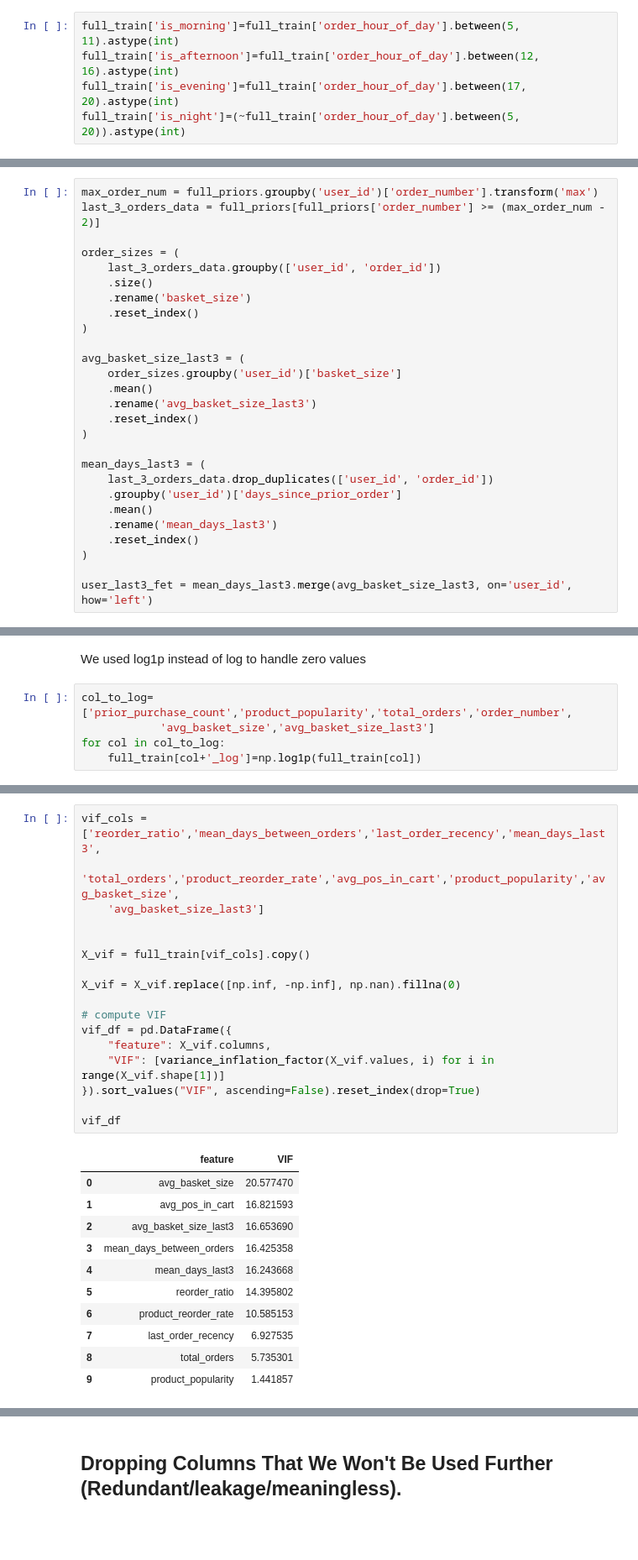
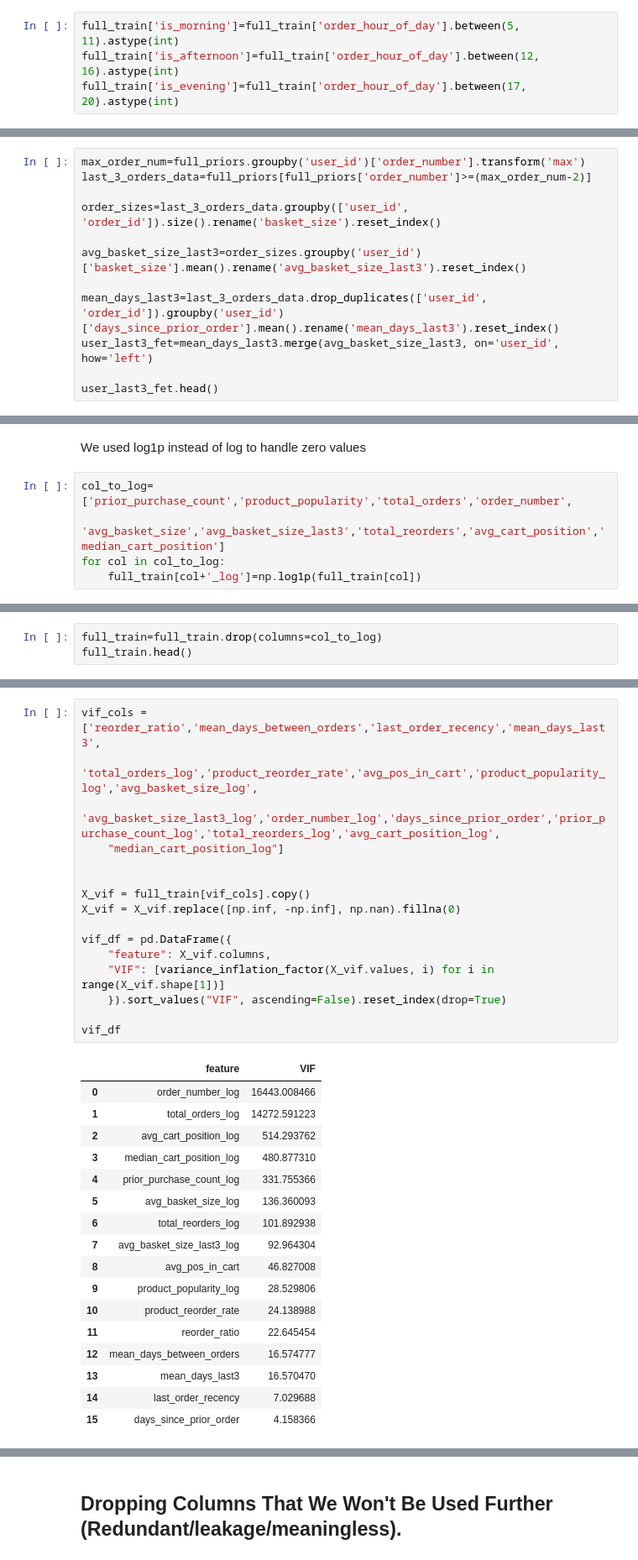
Before and after one commit to ab8d-DS/DSS230_Final_Project, a Jupyter notebook: notebooks/02_Feature_Engineering.ipynb, the cells around one changed output, grey strips where cells are left out. Shown at 84% size. Cells and saved outputs as stored; diff of their text form; blank space fills up the shorter version.

```diff
--- a/notebooks/02_Feature_Engineering.ipynb
+++ b/notebooks/02_Feature_Engineering.ipynb
@@ -82,34 +94,18 @@ user_product_fet.head()
 full_train['is_morning']=full_train['order_hour_of_day'].between(5, 11).astype(int)
 full_train['is_afternoon']=full_train['order_hour_of_day'].between(12, 16).astype(int)
 full_train['is_evening']=full_train['order_hour_of_day'].between(17, 20).astype(int)
-full_train['is_night']=(~full_train['order_hour_of_day'].between(5, 20)).astype(int)
 # %% [markdown]
 ## Aggregations Over Windows
 Average reorder rate over the user’s last 3 purchased products
 # %%
-max_order_num = full_priors.groupby('user_id')['order_number'].transform('max')
-last_3_orders_data = full_priors[full_priors['order_number'] >= (max_order_num - 2)]
+max_order_num=full_priors.groupby('user_id')['order_number'].transform('max')
+last_3_orders_data=full_priors[full_priors['order_number']>=(max_order_num-2)]
 
-order_sizes = (
-    last_3_orders_data.groupby(['user_id', 'order_id'])
-    .size()
-    .rename('basket_size')
-    .reset_index()
-)
+order_sizes=last_3_orders_data.groupby(['user_id', 'order_id']).size().rename('basket_size').reset_index()
 
-avg_basket_size_last3 = (
-    order_sizes.groupby('user_id')['basket_size']
-    .mean()
-    .rename('avg_basket_size_last3')
-    .reset_index()
-)
+avg_basket_size_last3=order_sizes.groupby('user_id')['basket_size'].mean().rename('avg_basket_size_last3').reset_index()
 
-mean_days_last3 = (
-    last_3_orders_data.drop_duplicates(['user_id', 'order_id'])
-    .groupby('user_id')['days_since_prior_order']
-    .mean()
-    .rename('mean_days_last3')
-    .reset_index()
-)
+mean_days_last3=last_3_orders_data.drop_duplicates(['user_id', 'order_id']).groupby('user_id')['days_since_prior_order'].mean().rename('mean_days_last3').reset_index()
+user_last3_fet=mean_days_last3.merge(avg_basket_size_last3, on='user_id', how='left')
 
-user_last3_fet = mean_days_last3.merge(avg_basket_size_last3, on='user_id', how='left')
+user_last3_fet.head()
@@ -162,7 +194,7 @@ dtype: float64
 We used log1p instead of log to handle zero values
 # %%
 col_to_log=['prior_purchase_count','product_popularity','total_orders','order_number',
-            'avg_basket_size','avg_basket_size_last3']
+            'avg_basket_size','avg_basket_size_last3','total_reorders','avg_cart_position','median_cart_position']
 for col in col_to_log:
     full_train[col+'_log']=np.log1p(full_train[col])
 # %%
@@ -215,0 +235,3 @@ axes[1].ticklabel_format(style='plain')
+# %%
+full_train=full_train.drop(columns=col_to_log)
+full_train.head()
@@ -216,29 +246,34 @@ axes[1].ticklabel_format(style='plain')
 # %%
 vif_cols = ['reorder_ratio','mean_days_between_orders','last_order_recency','mean_days_last3',
-    'total_orders','product_reorder_rate','avg_pos_in_cart','product_popularity','avg_basket_size',
-    'avg_basket_size_last3']
+    'total_orders_log','product_reorder_rate','avg_pos_in_cart','product_popularity_log','avg_basket_size_log',
+    'avg_basket_size_last3_log','order_number_log','days_since_prior_order','prior_purchase_count_log','total_reorders_log','avg_cart_position_log',
+    "median_cart_position_log"]
 
 
 X_vif = full_train[vif_cols].copy()
-
 X_vif = X_vif.replace([np.inf, -np.inf], np.nan).fillna(0)
 
-# compute VIF
 vif_df = pd.DataFrame({
     "feature": X_vif.columns,
     "VIF": [variance_inflation_factor(X_vif.values, i) for i in range(X_vif.shape[1])]
-}).sort_values("VIF", ascending=False).reset_index(drop=True)
+    }).sort_values("VIF", ascending=False).reset_index(drop=True)
 
 vif_df
 # %% [output]
 |  | feature | VIF |
-| 0 | avg_basket_size | 20.577470 |
-| 1 | avg_pos_in_cart | 16.821593 |
-| 2 | avg_basket_size_last3 | 16.653690 |
-| 3 | mean_days_between_orders | 16.425358 |
-| 4 | mean_days_last3 | 16.243668 |
-| 5 | reorder_ratio | 14.395802 |
-| 6 | product_reorder_rate | 10.585153 |
-| 7 | last_order_recency | 6.927535 |
-| 8 | total_orders | 5.735301 |
-| 9 | product_popularity | 1.441857 |
+| 0 | order_number_log | 16443.008466 |
+| 1 | total_orders_log | 14272.591223 |
+| 2 | avg_cart_position_log | 514.293762 |
+| 3 | median_cart_position_log | 480.877310 |
+| 4 | prior_purchase_count_log | 331.755366 |
+| 5 | avg_basket_size_log | 136.360093 |
+| 6 | total_reorders_log | 101.892938 |
+| 7 | avg_basket_size_last3_log | 92.964304 |
+| 8 | avg_pos_in_cart | 46.827008 |
+| 9 | product_popularity_log | 28.529806 |
+| 10 | product_reorder_rate | 24.138988 |
+| 11 | reorder_ratio | 22.645454 |
+| 12 | mean_days_between_orders | 16.574777 |
+| 13 | mean_days_last3 | 16.570470 |
+| 14 | last_order_recency | 7.029688 |
+| 15 | days_since_prior_order | 4.158366 |
```
Also changed, not shown: parts of 203 cells of this notebook, 5 other files.
